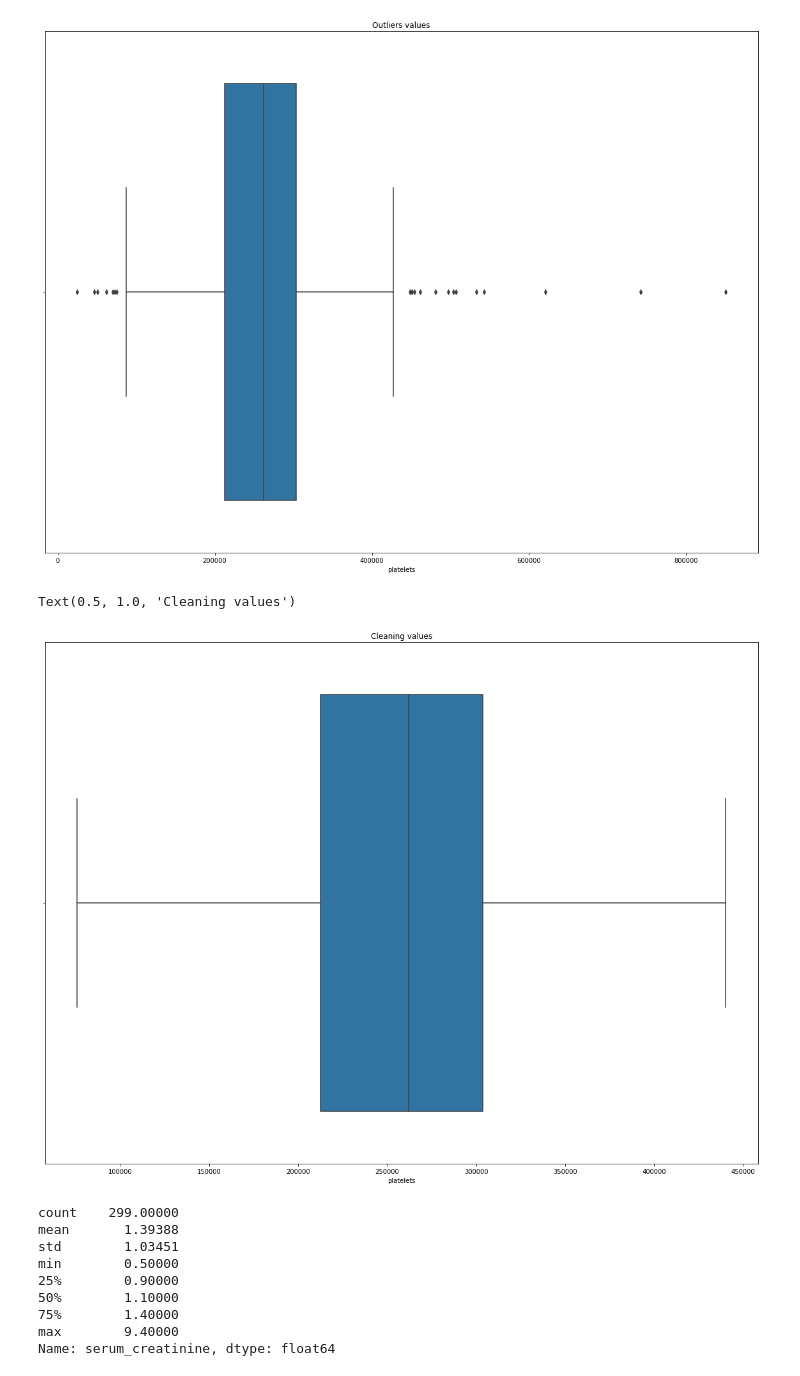
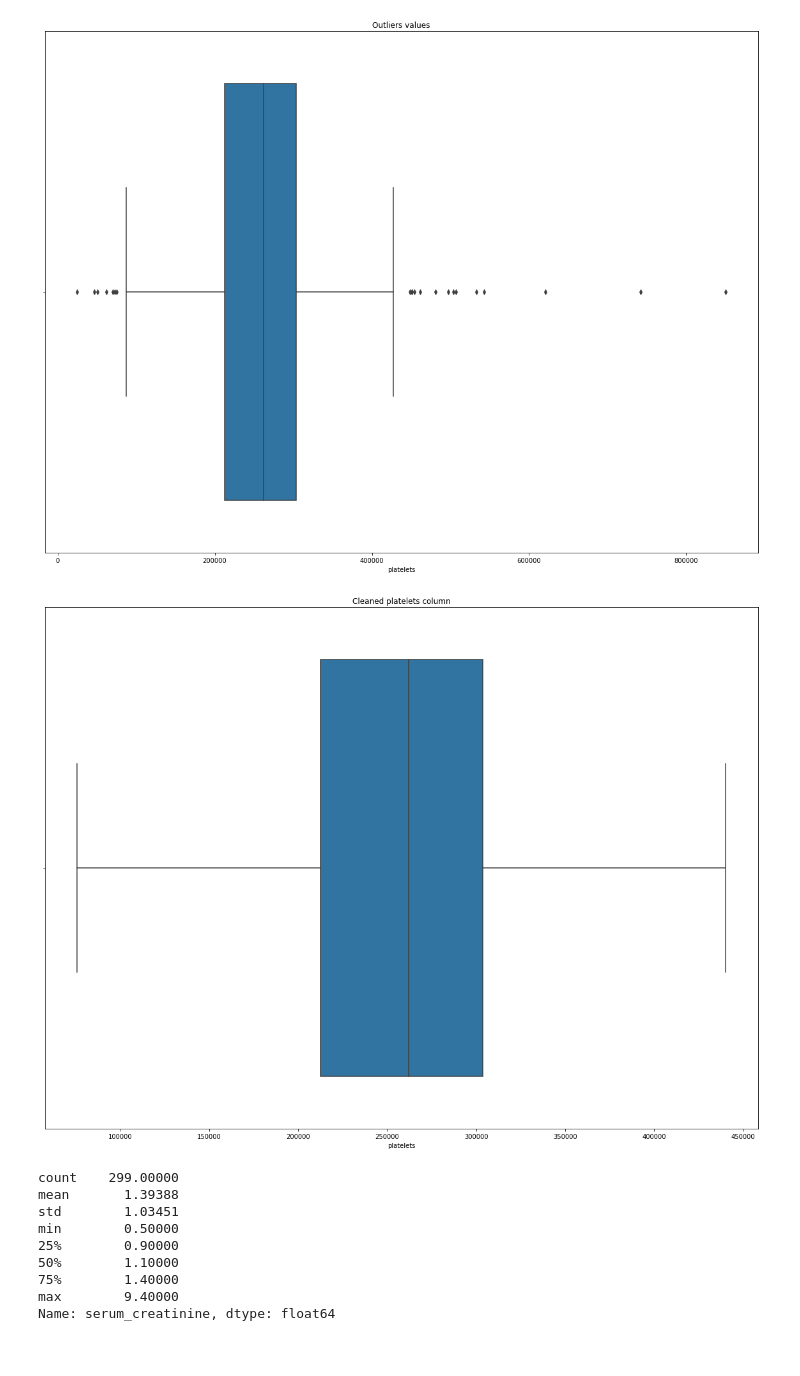
Before and after one commit to bayonlelukmansalami/bayonlelukmansalami, a Jupyter notebook: classification-heartfailure-using-logistic-regr.ipynb, the cells around one changed output. Saved outputs shown, nothing was run; the diff lists cells and outputs as text; code cells hidden in the pictures.

```diff
--- a/classification-heartfailure-using-logistic-regr.ipynb
+++ b/classification-heartfailure-using-logistic-regr.ipynb
@@ -256,26 +261,10 @@ plt.title('Outliers values')
 # %% [output]
 Text(0.5, 1.0, 'Outliers values')
 [figure]
-# %%
-# Removing outliers
-q1 = df.platelets.quantile(0.25)
-q3 = df.platelets.quantile(0.75)
-iqr = q3 - q1
-toprange = q3 + iqr * 1.5
-botrange = q1 - iqr * 1.5
-for i in df.index:
-    if df.loc[i, 'platelets'] > toprange:
-        df.loc[i, 'platelets'] = toprange
-    if df.loc[i, 'platelets'] < botrange:
-        df.loc[i, 'platelets'] = botrange
-
-# Platelets column after cleaning
-plt.figure(figsize=(20, 15))
-sns.boxplot(df['platelets'], labels=['Platelets'])
-plt.title('Cleaning values')
-# %% [output]
-Text(0.5, 1.0, 'Cleaning values')
-[figure, removed]
+# %%
+clean_data(df, 'platelets')
+# %% [output]
+[figure, added]
 # %%
 df['serum_creatinine'].describe()
 # %% [output]
```
Also changed, not shown: parts of 26 cells of this notebook.
